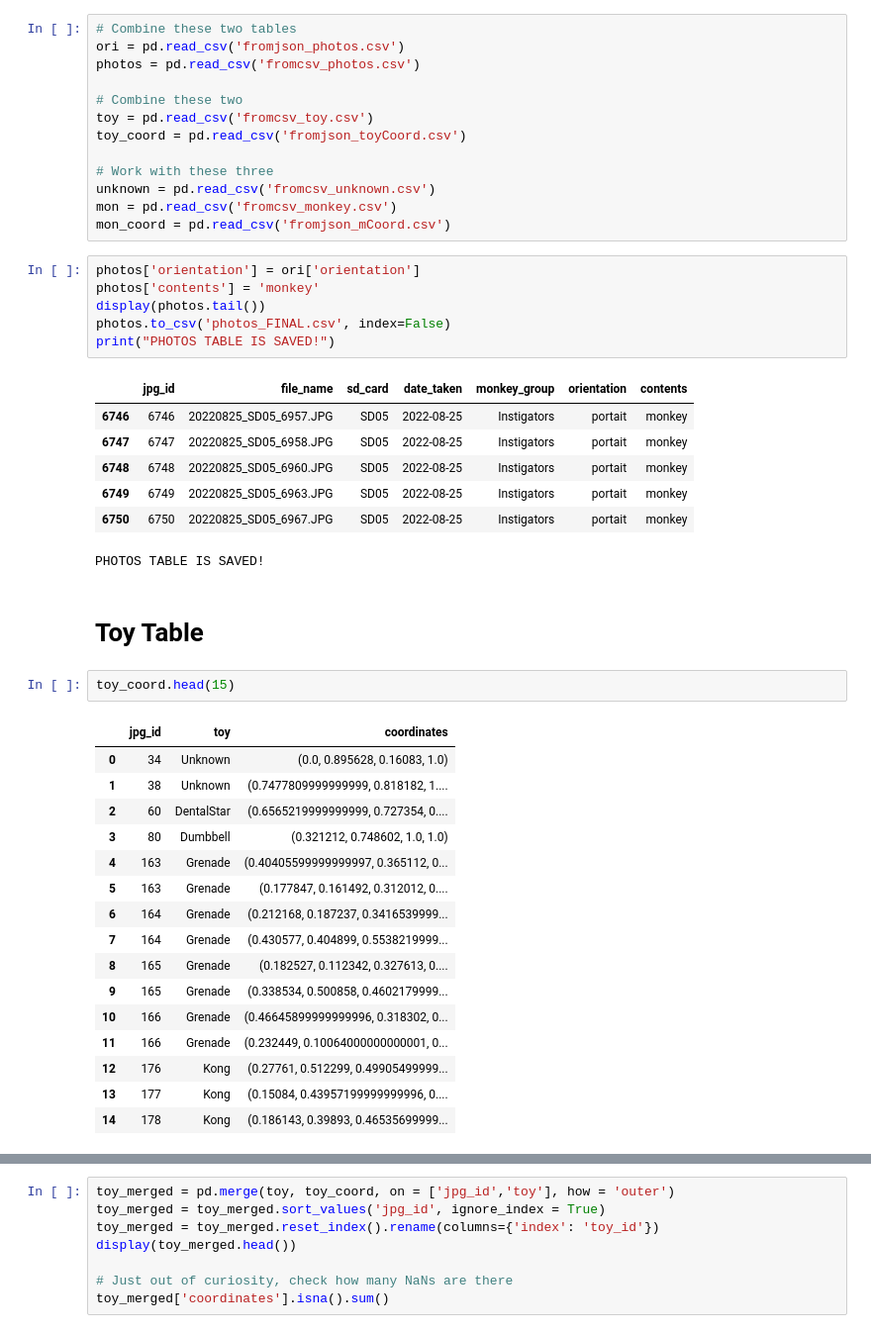
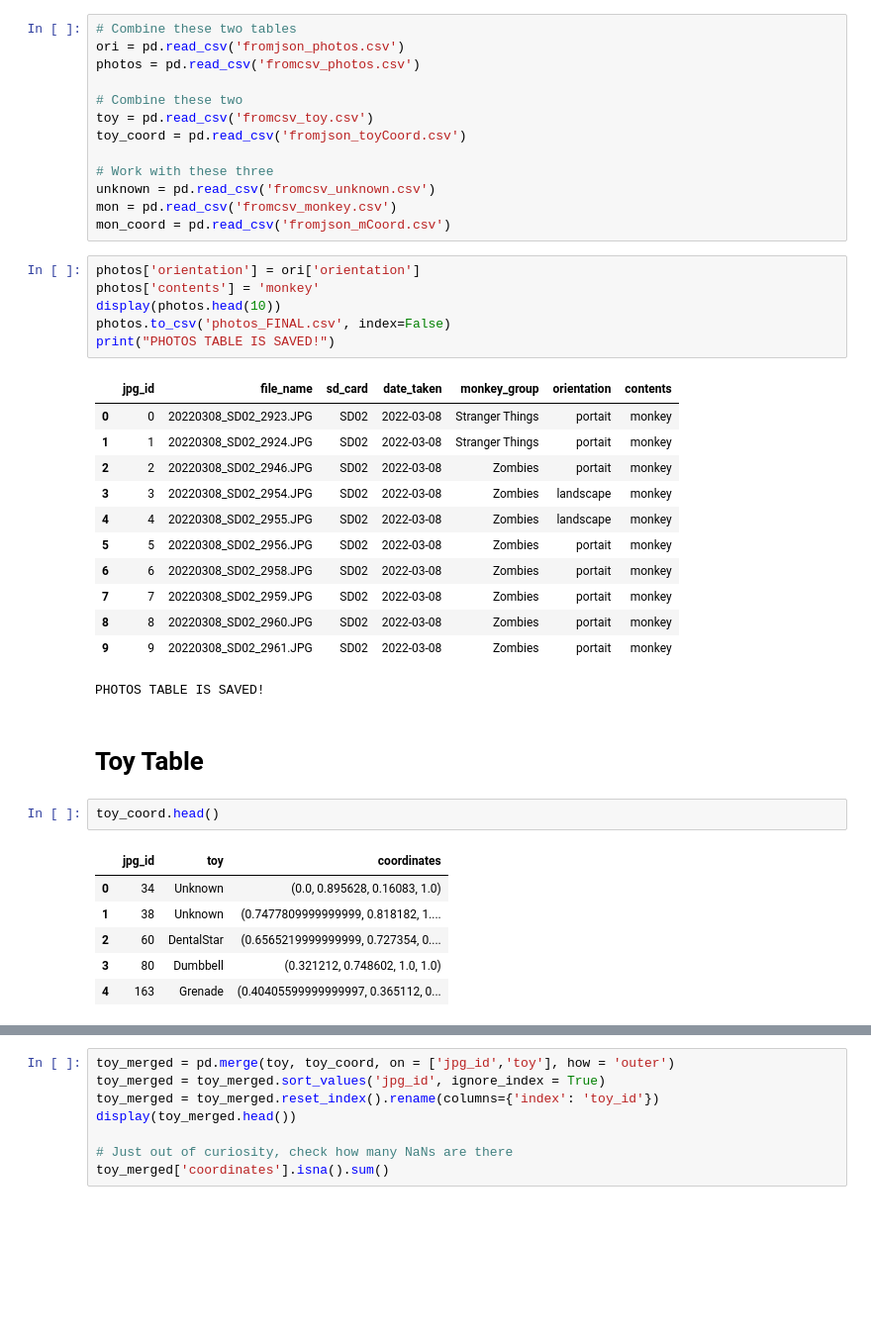
Before and after one commit to julie0924/PhotoMetadata, a Jupyter notebook: Combining.ipynb, the cells around one changed output, grey strips where cells are left out. Shown: that part at 99% size. Cells and saved outputs as stored; diff of their text form; blank space fills up the shorter version.

```diff
--- a/Combining.ipynb
+++ b/Combining.ipynb
@@ -19,21 +19,26 @@ mon_coord = pd.read_csv('fromjson_mCoord.csv')
 # %%
 photos['orientation'] = ori['orientation']
 photos['contents'] = 'monkey'
-display(photos.tail())
+display(photos.head(10))
 photos.to_csv('photos_FINAL.csv', index=False)
 print("PHOTOS TABLE IS SAVED!")
 # %% [output]
 |  | jpg_id | file_name | sd_card | date_taken | monkey_group | orientation | contents |
-| 6746 | 6746 | 20220825_SD05_6957.JPG | SD05 | 2022-08-25 | Instigators | portait | monkey |
-| 6747 | 6747 | 20220825_SD05_6958.JPG | SD05 | 2022-08-25 | Instigators | portait | monkey |
-| 6748 | 6748 | 20220825_SD05_6960.JPG | SD05 | 2022-08-25 | Instigators | portait | monkey |
-| 6749 | 6749 | 20220825_SD05_6963.JPG | SD05 | 2022-08-25 | Instigators | portait | monkey |
-| 6750 | 6750 | 20220825_SD05_6967.JPG | SD05 | 2022-08-25 | Instigators | portait | monkey |
+| 0 | 0 | 20220308_SD02_2923.JPG | SD02 | 2022-03-08 | Stranger Things | portait | monkey |
+| 1 | 1 | 20220308_SD02_2924.JPG | SD02 | 2022-03-08 | Stranger Things | portait | monkey |
+| 2 | 2 | 20220308_SD02_2946.JPG | SD02 | 2022-03-08 | Zombies | portait | monkey |
+| 3 | 3 | 20220308_SD02_2954.JPG | SD02 | 2022-03-08 | Zombies | landscape | monkey |
+| 4 | 4 | 20220308_SD02_2955.JPG | SD02 | 2022-03-08 | Zombies | landscape | monkey |
+| 5 | 5 | 20220308_SD02_2956.JPG | SD02 | 2022-03-08 | Zombies | portait | monkey |
+| 6 | 6 | 20220308_SD02_2958.JPG | SD02 | 2022-03-08 | Zombies | portait | monkey |
+| 7 | 7 | 20220308_SD02_2959.JPG | SD02 | 2022-03-08 | Zombies | portait | monkey |
+| 8 | 8 | 20220308_SD02_2960.JPG | SD02 | 2022-03-08 | Zombies | portait | monkey |
+| 9 | 9 | 20220308_SD02_2961.JPG | SD02 | 2022-03-08 | Zombies | portait | monkey |
 PHOTOS TABLE IS SAVED!
 # %% [markdown]
 # Toy Table
 # %%
-toy_coord.head(15)
+toy_coord.head()
 # %% [output]
 |  | jpg_id | toy | coordinates |
 | 0 | 34 | Unknown | (0.0, 0.895628, 0.16083, 1.0) |
@@ -41,14 +46,4 @@ toy_coord.head(15)
 | 2 | 60 | DentalStar | (0.6565219999999999, 0.727354, 0.... |
 | 3 | 80 | Dumbbell | (0.321212, 0.748602, 1.0, 1.0) |
 | 4 | 163 | Grenade | (0.40405599999999997, 0.365112, 0... |
-| 5 | 163 | Grenade | (0.177847, 0.161492, 0.312012, 0.... |
-| 6 | 164 | Grenade | (0.212168, 0.187237, 0.3416539999... |
-| 7 | 164 | Grenade | (0.430577, 0.404899, 0.5538219999... |
-| 8 | 165 | Grenade | (0.182527, 0.112342, 0.327613, 0.... |
-| 9 | 165 | Grenade | (0.338534, 0.500858, 0.4602179999... |
-| 10 | 166 | Grenade | (0.46645899999999996, 0.318302, 0... |
-| 11 | 166 | Grenade | (0.232449, 0.10064000000000001, 0... |
-| 12 | 176 | Kong | (0.27761, 0.512299, 0.49905499999... |
-| 13 | 177 | Kong | (0.15084, 0.43957199999999996, 0.... |
-| 14 | 178 | Kong | (0.186143, 0.39893, 0.46535699999... |
 # %%
```
Also changed, not shown: parts of 5 cells of this notebook.
